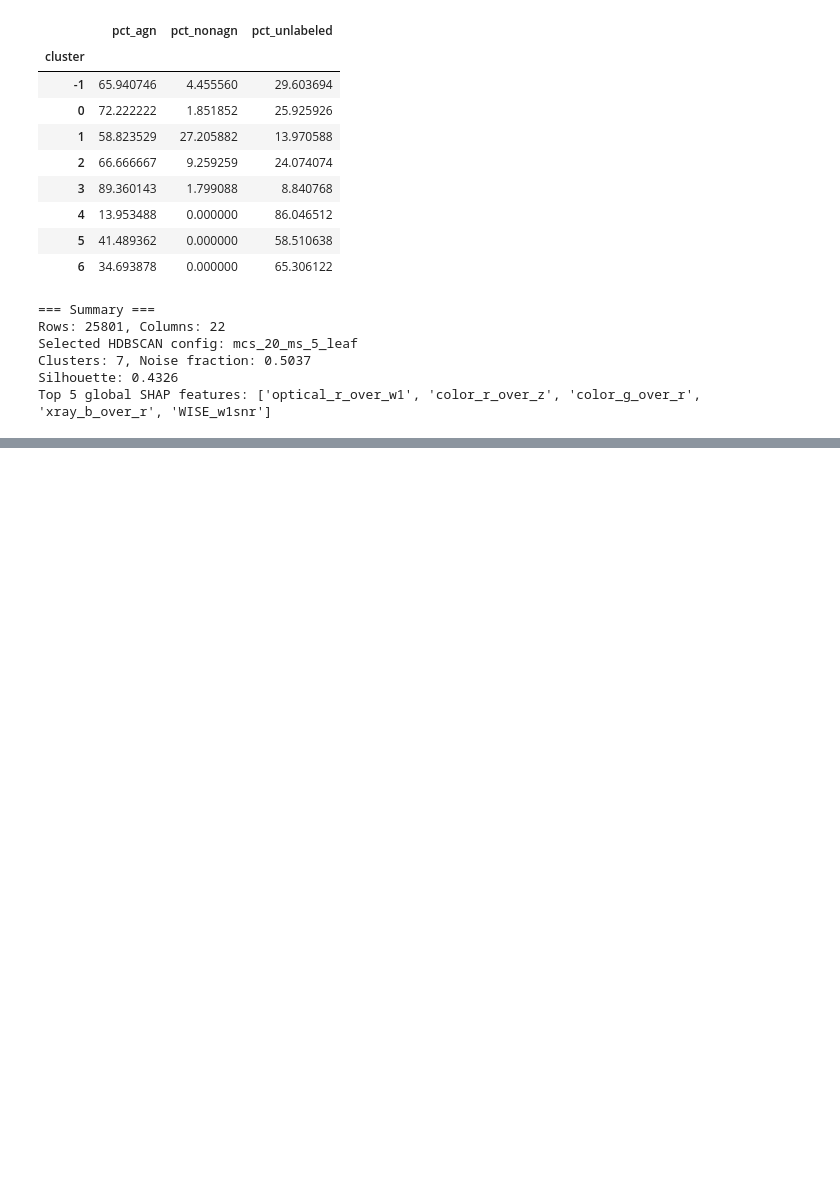
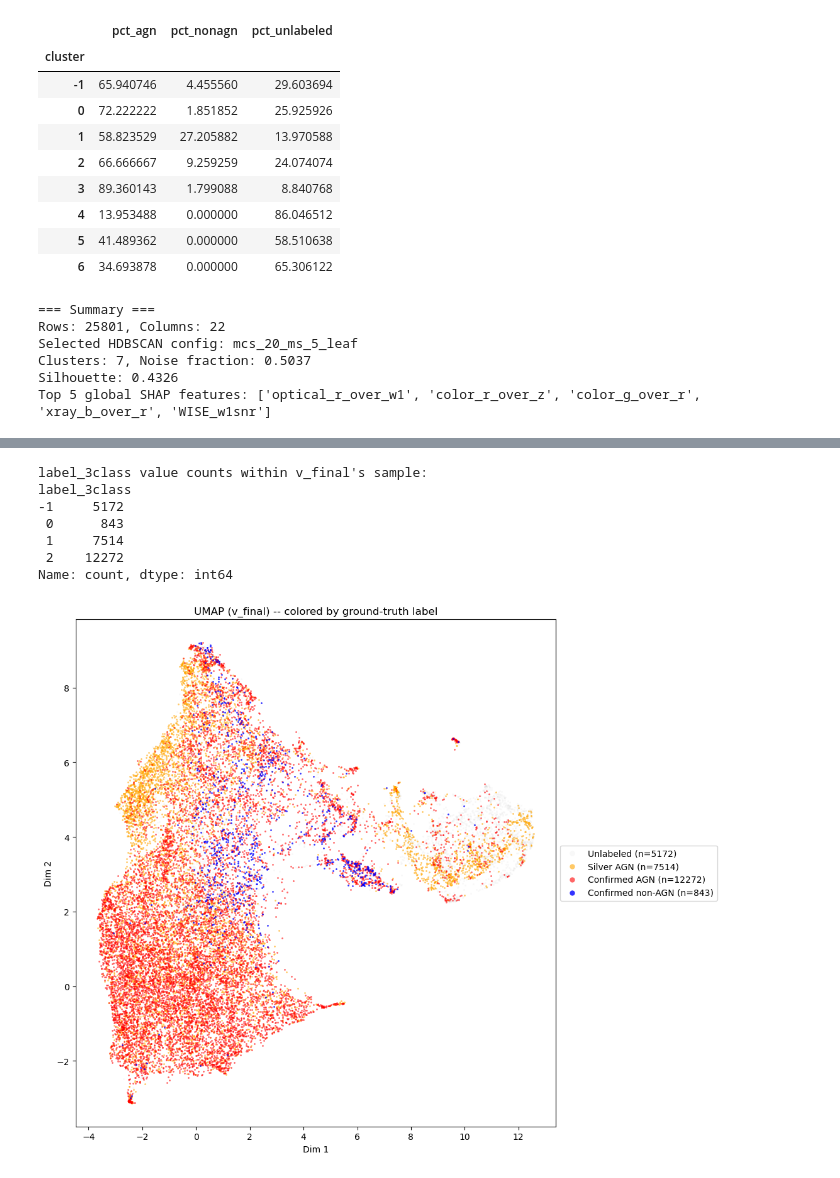
Before and after one commit to karsssss/astro-csc-agn-classification, a Jupyter notebook: notebooks/analysis.ipynb, the cells around one changed output, grey strips where cells are left out. Saved outputs shown, nothing was run; the diff lists cells and outputs as text; code cells hidden in the pictures; blank space fills up the shorter version.

```diff
--- a/notebooks/analysis.ipynb
+++ b/notebooks/analysis.ipynb
@@ -210,0 +249,25 @@ Top 5 global SHAP features: ['optical_r_over_w1', 'color_r_over_z', 'color_g_ove
+# %%
+from src.interpretation import plot_embedding_by_label
+
+# Alignment check: cluster_labels, X, df_sample, embedding, and pacmap_embedding
+# must all be the same length and in the same row order (v_final never
+# reindexes after build_feature_matrix) before overlaying labels/clusters on
+# any of them.
+assert len(cluster_labels) == len(df_sample) == len(X) == embedding.shape[0] == pacmap_embedding.shape[0]
+assert (df_sample["cluster"].to_numpy() == cluster_labels).all()
+print("label_3class value counts within v_final's sample:")
+print(df_sample["label_3class"].value_counts().sort_index())
+
+plot_embedding_by_label(
+    embedding, df_sample["label_3class"].to_numpy(),
+    save_path=RESULTS_DIR / "figures" / "umap_by_label_final.png",
+)
+# %% [output]
+label_3class value counts within v_final's sample:
+label_3class
+-1     5172
+ 0      843
+ 1     7514
+ 2    12272
+Name: count, dtype: int64
+[figure, added]
```
Also changed, not shown: parts of 7 cells of this notebook, 7 other files.
